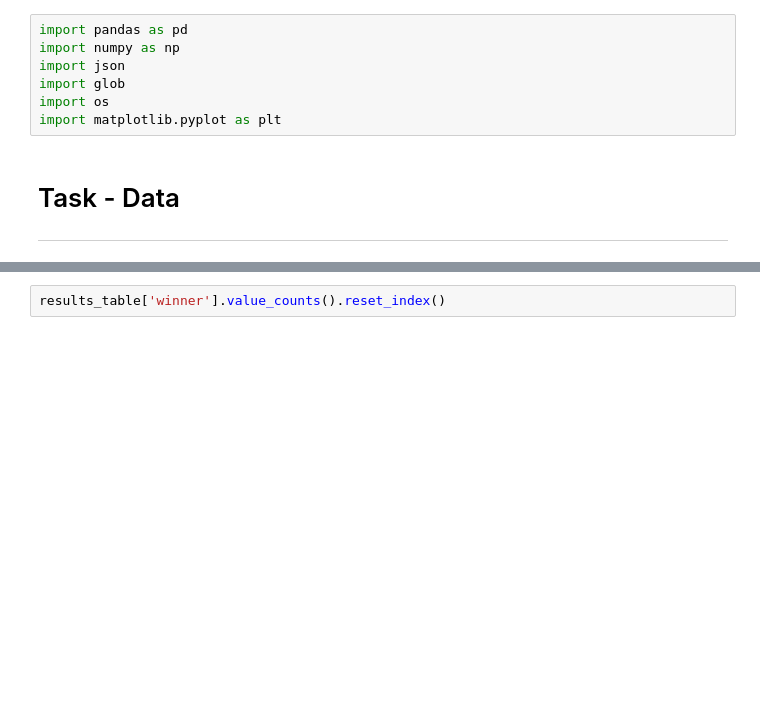
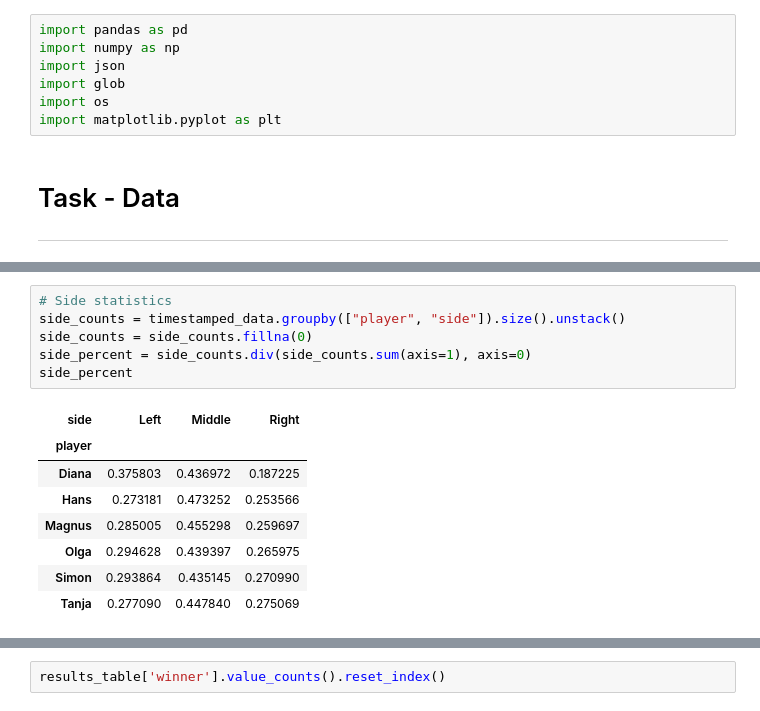
Before and after one commit to Rutvik-rn/Kicker-Strategy, a Jupyter notebook: notebook.ipynb, the cells around one changed output, grey strips where cells are left out. Saved outputs shown, nothing was run; the diff lists cells and outputs as text; blank space fills up the shorter version.

```diff
--- a/notebook.ipynb
+++ b/notebook.ipynb
@@ -51,0 +183,15 @@ timestamped_data['is_goal'] = (timestamped_data['type'] == 'shot') & (timestampe
+# %%
+# Side statistics
+side_counts = timestamped_data.groupby(["player", "side"]).size().unstack()
+side_counts = side_counts.fillna(0)
+side_percent = side_counts.div(side_counts.sum(axis=1), axis=0)
+side_percent
+# %% [output]
+| side | Left | Middle | Right |
+| player |  |  |  |
+| Diana | 0.375803 | 0.436972 | 0.187225 |
+| Hans | 0.273181 | 0.473252 | 0.253566 |
+| Magnus | 0.285005 | 0.455298 | 0.259697 |
+| Olga | 0.294628 | 0.439397 | 0.265975 |
+| Simon | 0.293864 | 0.435145 | 0.270990 |
+| Tanja | 0.277090 | 0.447840 | 0.275069 |
```
Also changed, not shown: parts of 35 cells of this notebook.
